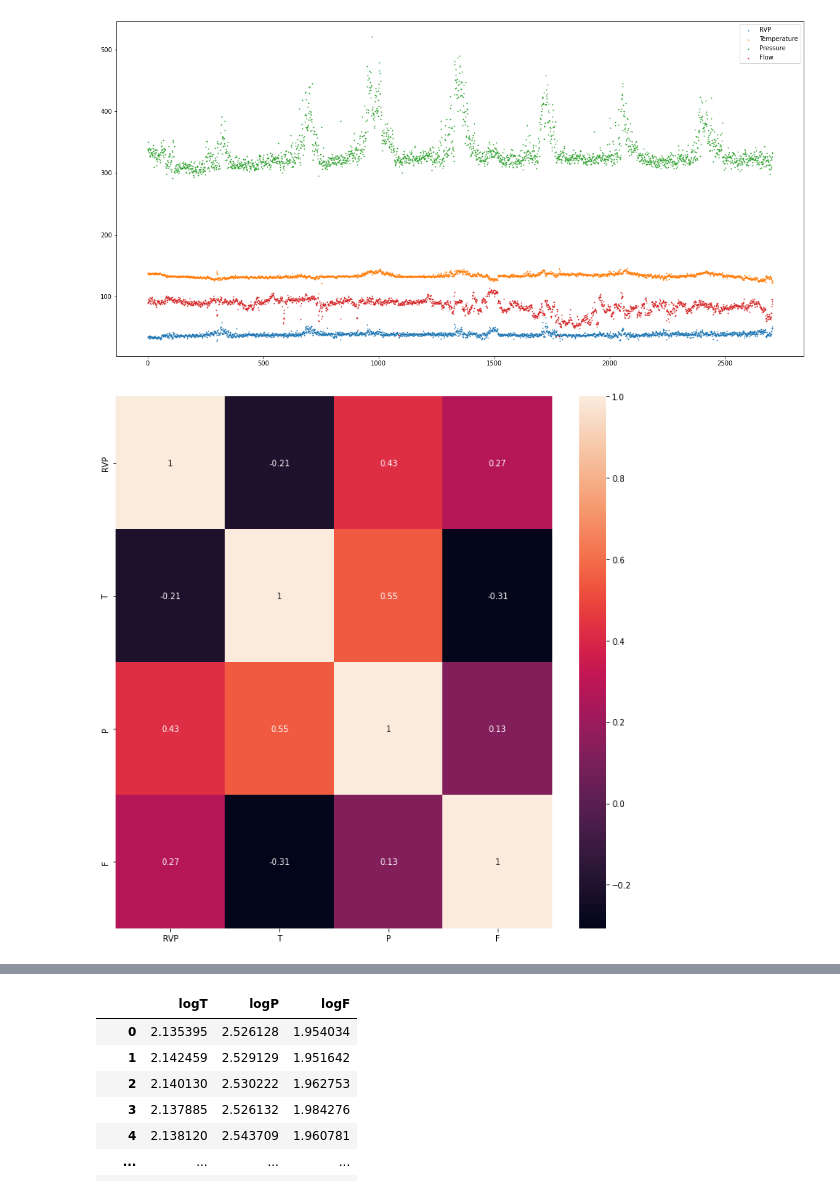
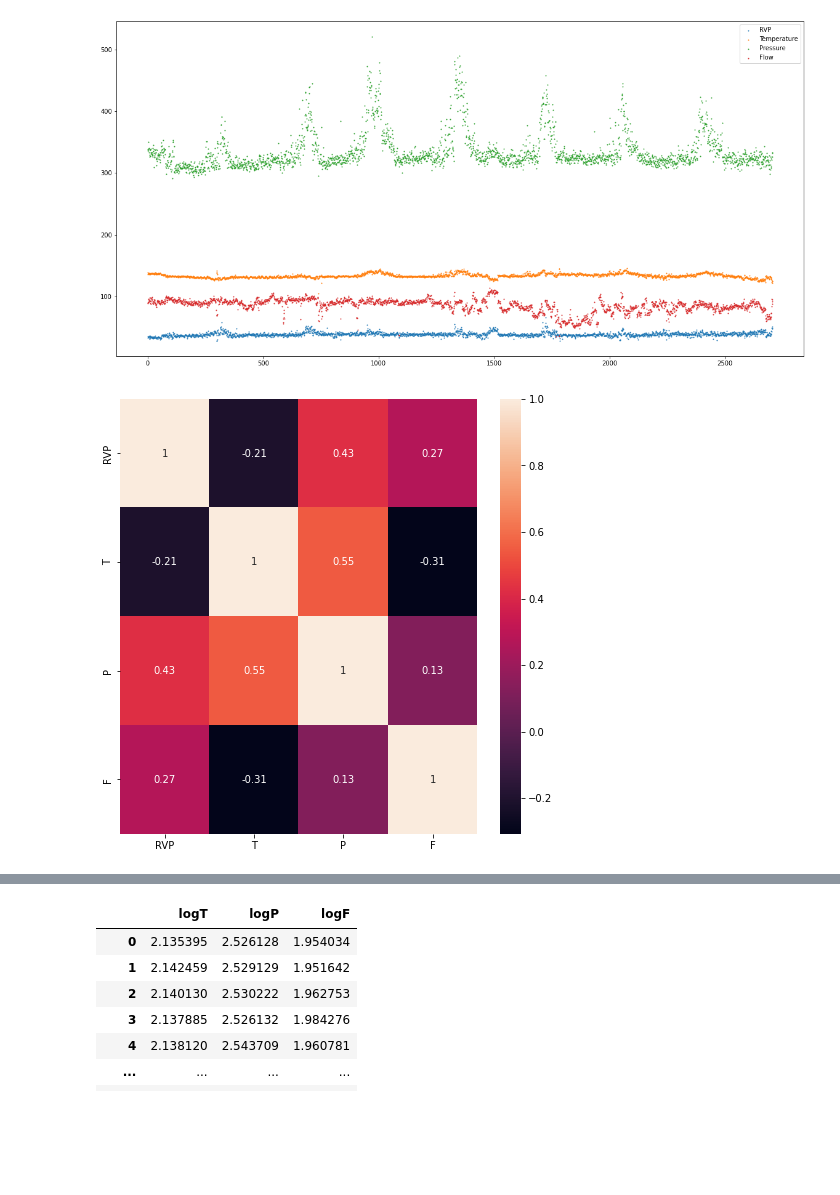
Before and after one commit to hoonzi-s/APC, a Jupyter notebook: #1 ALK - 213BTMRVP Inferential.ipynb, the cells around one changed output, grey strips where cells are left out. Cells and saved outputs as stored; diff of their text form; code cells hidden in the pictures; blank space fills up the shorter version.

```diff
--- a/#1 ALK - 213BTMRVP Inferential.ipynb
+++ b/#1 ALK - 213BTMRVP Inferential.ipynb
@@ -96,9 +82,9 @@ plt.show()
 # %% [output]
 [figure]
 # %%
-plt.figure(figsize = (12, 12))
+plt.figure(figsize = (8, 8))
 sns.heatmap(data.corr(), linecolor = 'white', annot = True)
 plt.show()
 # %% [output]
-[figure, old version]
+[figure, new version]
 # %%
```
Also changed, not shown: parts of 9 cells of this notebook.
